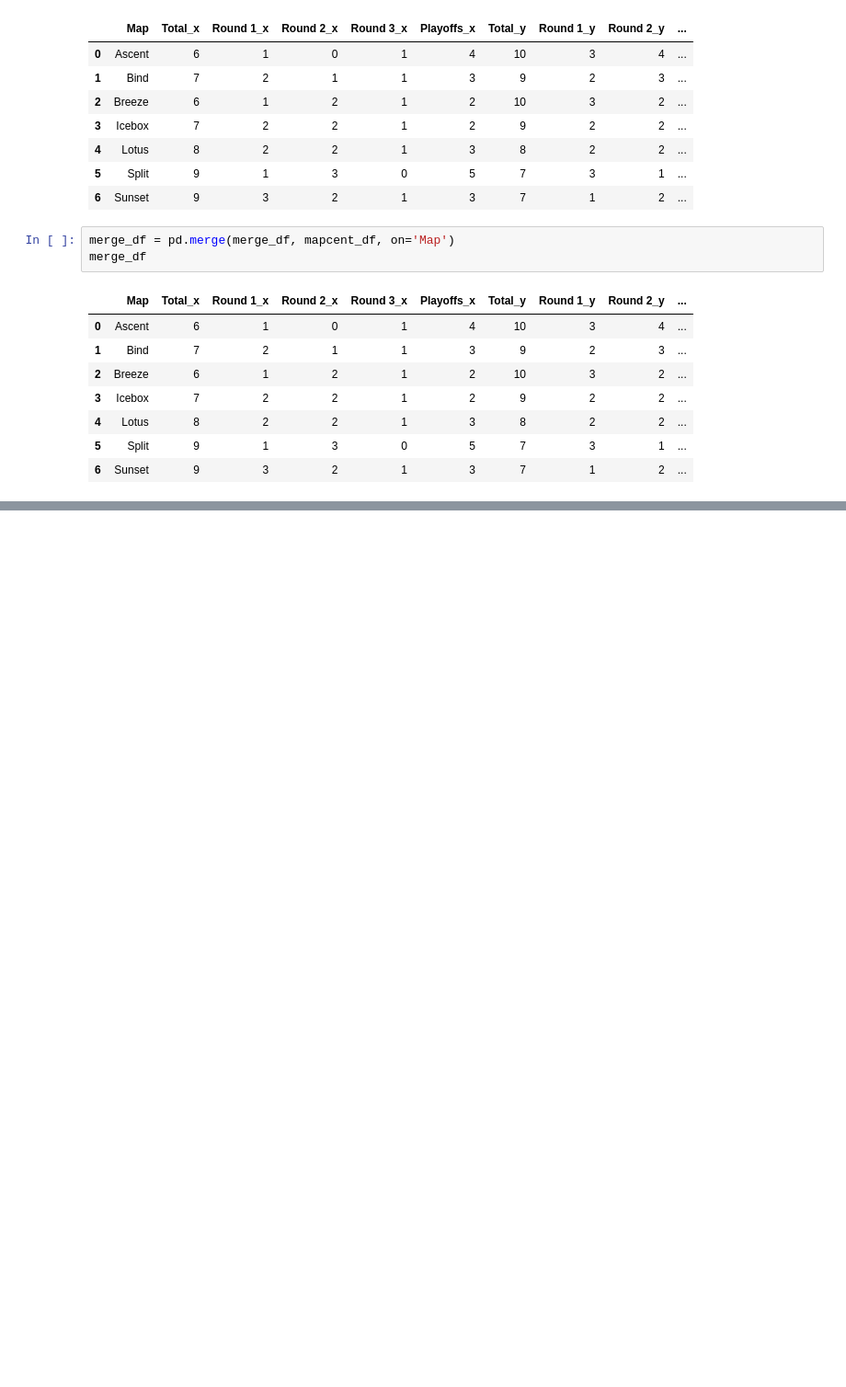
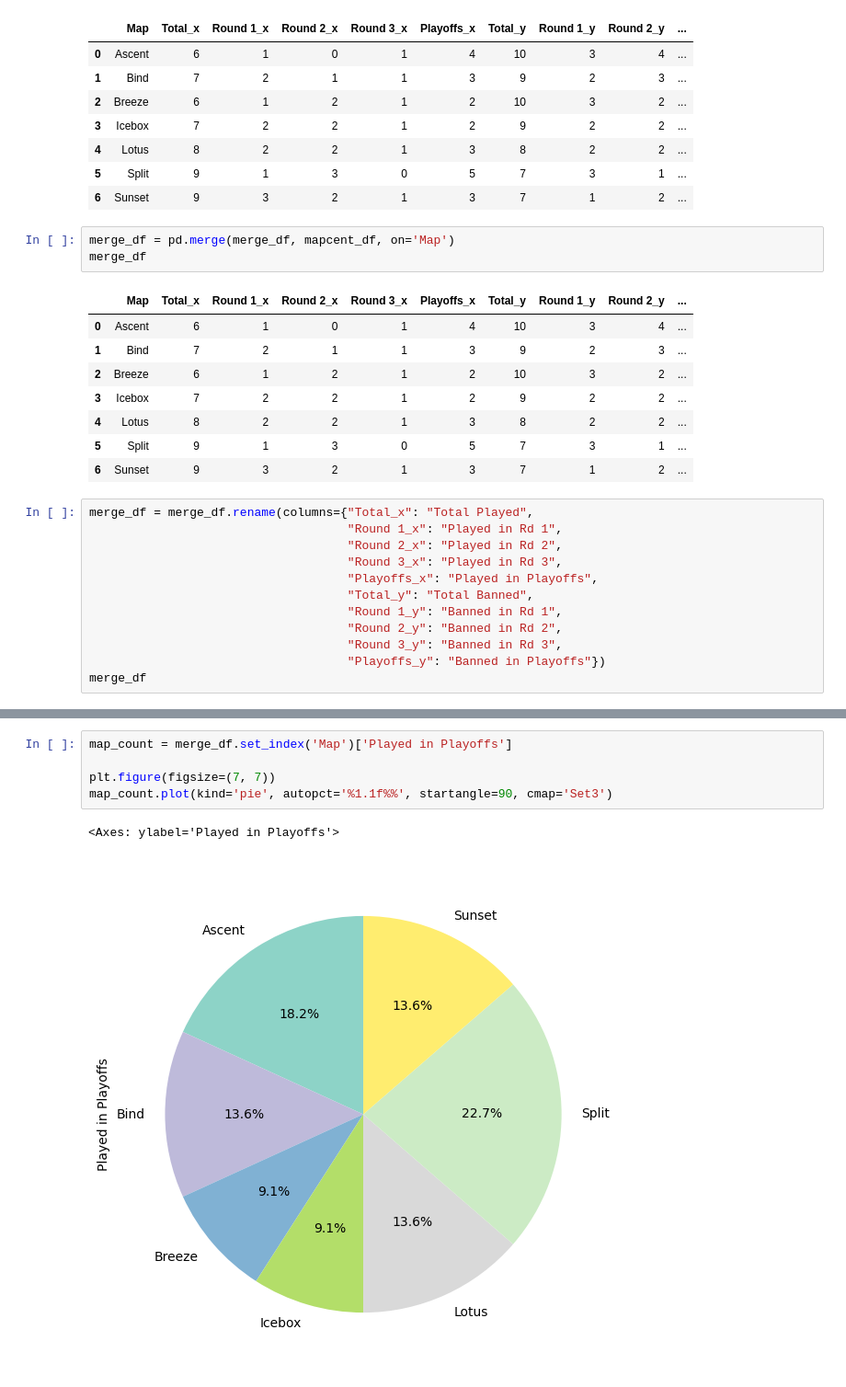
Before and after one commit to azrielmt/vct-masters-madrid-data, a Jupyter notebook: maps.ipynb, the cells around one changed output, grey strips where cells are left out. Shown: that part at 92% size. Saved outputs shown, nothing was run; the diff lists cells and outputs as text; blank space fills up the shorter version.

Commit message:
Added more graphs for Maps

```diff
--- a/maps.ipynb
+++ b/maps.ipynb
@@ -56,3 +56,15 @@ merge_df
 | 4 | Lotus | 8 | 2 | 2 | 1 | 3 | 8 | 2 | 2 | ... |
 | 5 | Split | 9 | 1 | 3 | 0 | 5 | 7 | 3 | 1 | ... |
 | 6 | Sunset | 9 | 3 | 2 | 1 | 3 | 7 | 1 | 2 | ... |
+# %%
+merge_df = merge_df.rename(columns={"Total_x": "Total Played",
+                                    "Round 1_x": "Played in Rd 1",
+                                    "Round 2_x": "Played in Rd 2",
+                                    "Round 3_x": "Played in Rd 3",
+                                    "Playoffs_x": "Played in Playoffs",
+                                    "Total_y": "Total Banned",
+                                    "Round 1_y": "Banned in Rd 1",
+                                    "Round 2_y": "Banned in Rd 2",
+                                    "Round 3_y": "Banned in Rd 3",
+                                    "Playoffs_y": "Banned in Playoffs"})
+merge_df
@@ -58,0 +80,8 @@ merge_df
+# %%
+map_count = merge_df.set_index('Map')['Played in Playoffs']
+
+plt.figure(figsize=(7, 7))
+map_count.plot(kind='pie', autopct='%1.1f%%', startangle=90, cmap='Set3')
+# %% [output]
+<Axes: ylabel='Played in Playoffs'>
+[figure, added]
```
Also changed, not shown: parts of 6 cells of this notebook.
